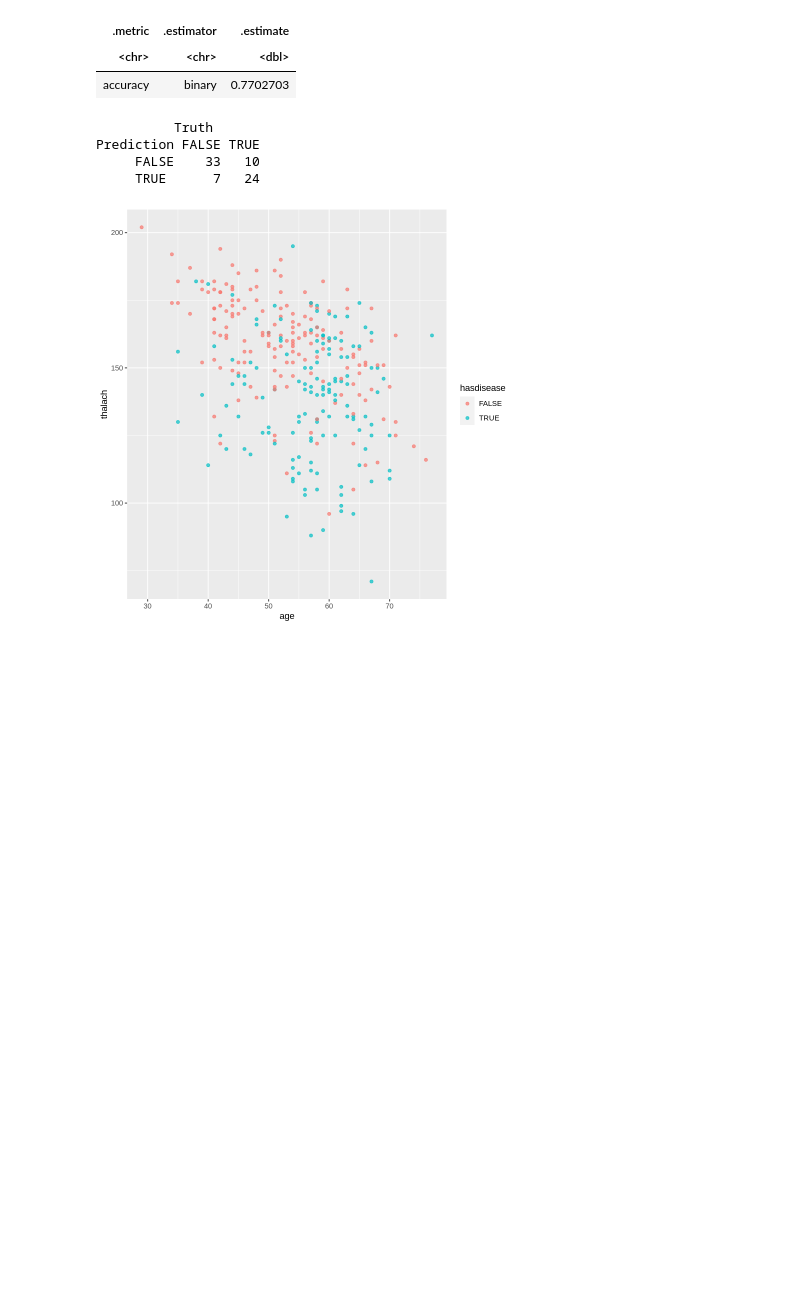
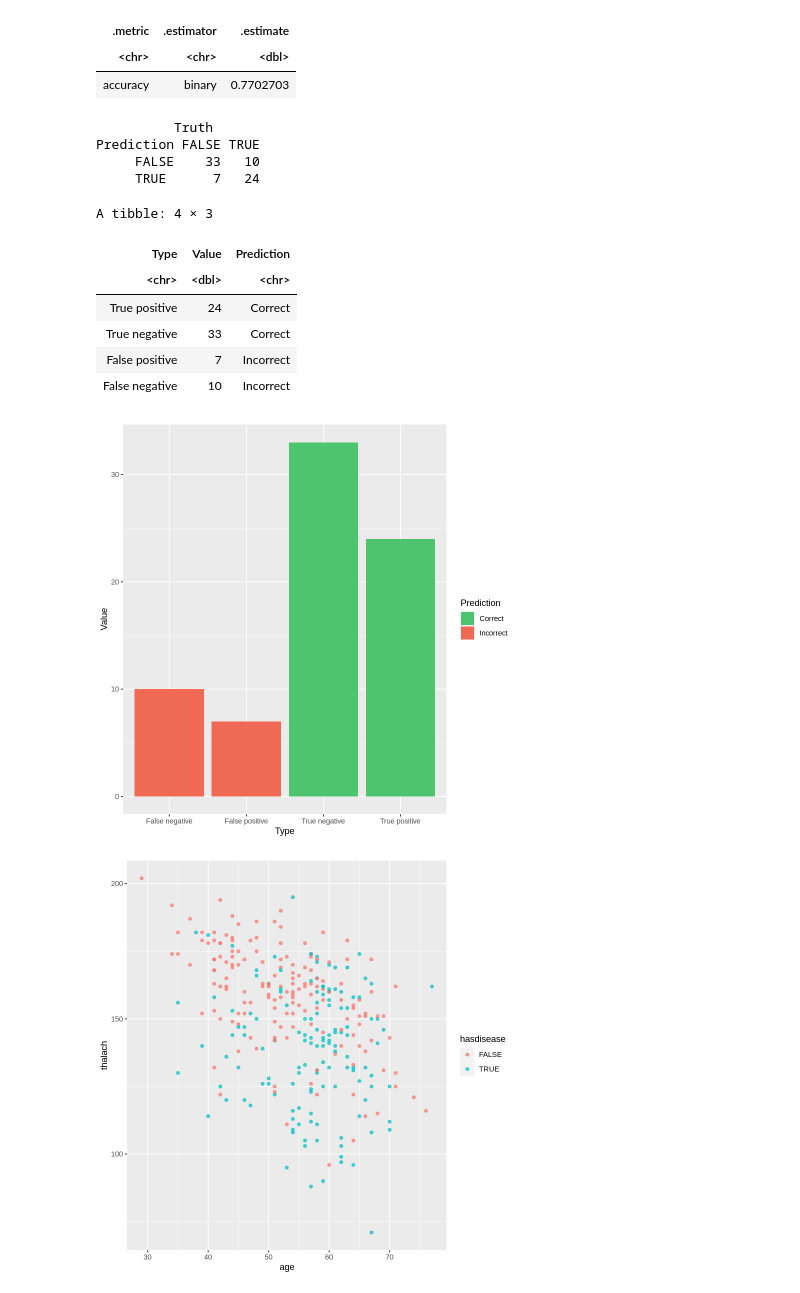
Before and after one commit to aliceterada/DSCI-Project, a Jupyter notebook: Project_Draft.ipynb, the cells around one changed output. Saved outputs shown, nothing was run; the diff lists cells and outputs as text; code cells hidden in the pictures; blank space fills up the shorter version.

Commit message:
Added the graph for confusion matrix

```diff
--- a/Project_Draft.ipynb
+++ b/Project_Draft.ipynb
@@ -160,14 +160,36 @@ A tibble: 1 × 3
 | .metric | .estimator | .estimate |
 | <chr> | <chr> | <dbl> |
 | accuracy | binary | 0.7702703 |
-# %%
-heart_disease_test_predictions %>%
-    conf_mat(truth = hasdisease, estimate = .pred_class)
-# %% [output]
-          Truth
-Prediction FALSE TRUE
-     FALSE    33   10
-     TRUE      7   24
+# %%
+matrix<-heart_disease_test_predictions %>%
+    conf_mat(truth = hasdisease, estimate = .pred_class)
+matrix
+# fourfoldplot(matrix$table, color = c("cyan", "pink"),
+#              conf.level = 0, margin = 1, main = "Confusion Matrix")
+# autoplot(matrix, type = "heatmap") +
+#   scale_fill_gradient(low = "pink", high = "cyan")
+new_tibble<-tibble(c("True positive","True negative","False positive","False negative"),c(24,33,7,10),c("Correct","Correct","Incorrect","Incorrect"))
+colnames(new_tibble) <- c("Type","Value","Prediction")
+new_tibble
+plot<-ggplot(new_tibble, aes(x=Type ,y=Value,fill=Prediction)) +
+     geom_bar(stat="identity")+
+     labs(x="Type",y="Value",fill="Prediction") +
+    scale_fill_manual(values=c("#4dc46d","#f06954"))
+
+plot
+# %% [output]
+          Truth
+Prediction FALSE TRUE
+     FALSE    33   10
+     TRUE      7   24
+A tibble: 4 × 3
+| Type | Value | Prediction |
+| <chr> | <dbl> | <chr> |
+| True positive | 24 | Correct |
+| True negative | 33 | Correct |
+| False positive | 7 | Incorrect |
+| False negative | 10 | Incorrect |
+[figure, added]
 # %%
 scatterplot <- cleveland_data %>%
     ggplot(aes(x = age, y = thalach, colour = hasdisease)) +
```
